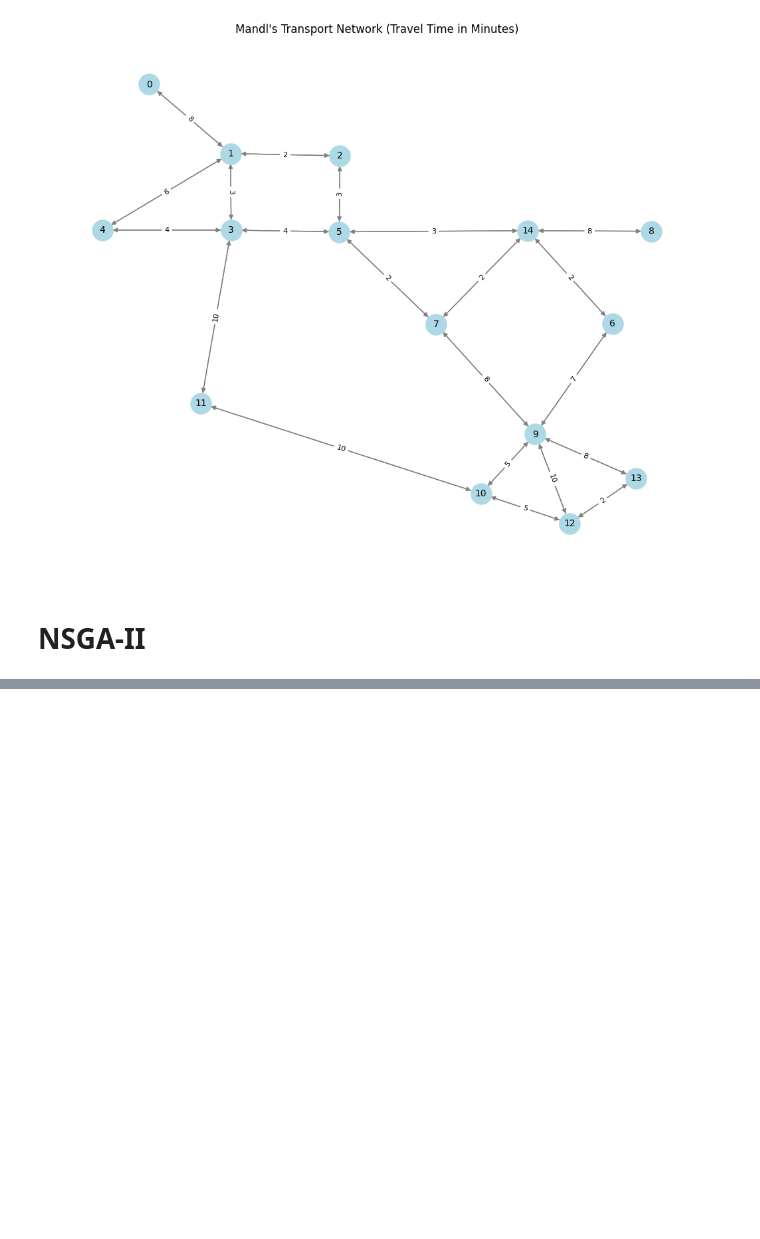
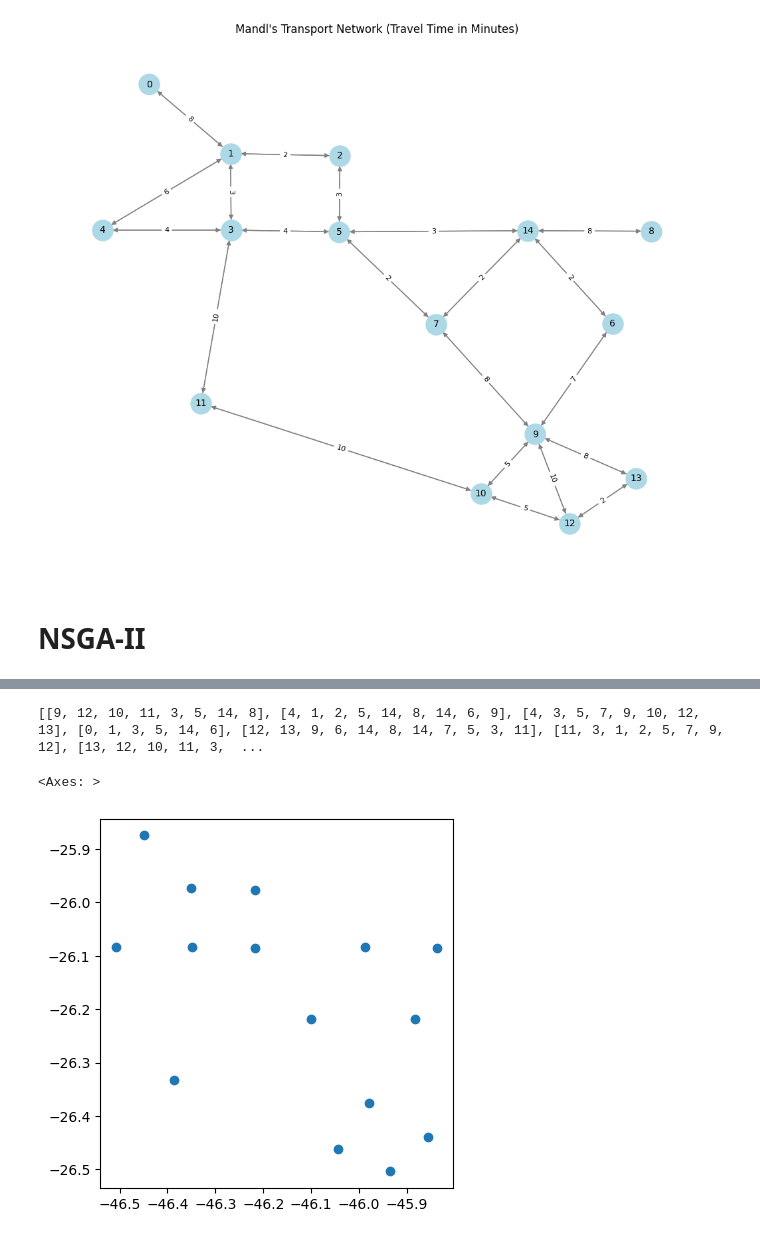
Before and after one commit to alexandermorozzov/Transit_Planner, a Jupyter notebook: examples/experiments/graph_test.ipynb, the cells around one changed output, grey strips where cells are left out. Drawn from its saved outputs; the diff is of its cells as text; code cells hidden in the pictures; blank space fills up the shorter version.

Commit message:
add gitignore to figures, experiments updated in graph_test.ipynb

```diff
--- a/examples/experiments/graph_test.ipynb
+++ b/examples/experiments/graph_test.ipynb
@@ -354,7 +256,8 @@ class Problem(MyProblem):
 
         out["F"] = np.column_stack([v for v in solutions_fitnesses.values()]) # это не меняй
 # %%
+k = 10
 problem = Problem(G, k, od_matrix)
-algorithm = NSGA2(pop_size=10, n_gen=100)
-res = minimize(problem, algorithm, seed=42, verbose=True)
+algorithm = NSGA2(pop_size=10)
+res = minimize(problem, algorithm, ('n_gen', 30), seed=42, verbose=True)
 # %% [output]
@@ -367,0 +301,12 @@ KeyboardInterrupt:
+# %%
+solution_1d = res.X[0]
+
+# Преобразование решения из 1D в 2D
+solution_2d = problem._solution_1d_to_2d(solution_1d)
+print("2D Solution:")
+print(solution_2d)
+
+# Обновление графа с использованием решения
+updated_graph = problem._solution_to_graph(solution_1d)
+print("Updated Graph:")
+print(updated_graph.edges(data=True))
@@ -368,4 +484,5 @@ KeyboardInterrupt:
 # %%
-# problem = Problem(G, k, od_matrix)
-# algorithm = NSGA2(pop_size=10)
-# res = minimize(problem, algorithm ('n_gen', 100), seed=42, verbose=True)
+k = 10
+problem = Problem(G, k, od_matrix)
+algorithm = NSGA2(pop_size=10)
+res = minimize(problem, algorithm, ('n_gen', 10), seed=42, verbose=True)
@@ -371,0 +527,17 @@ KeyboardInterrupt:
+# %%
+res_graph = _solution_to_graph(res.X[0], problem.graph, problem.n, problem.k)
+# %% [output]
+[[9, 12, 10, 11, 3, 5, 14, 8], [4, 1, 2, 5, 14, 8, 14, 6, 9], [4, 3, 5, 7, 9, 10, 12, 13], [0, 1, 3, 5, 14, 6], [12, 13, 9, 6, 14, 8, 14, 7, 5, 3, 11], [11, 3, 1, 2, 5, 7, 9, 12], [13, 12, 10, 11, 3,  ...
+# %%
+import geopandas as gpd
+import shapely
+
+data = [{
+    'n': n,
+    'geometry':shapely.Point(d['pos']),
+} for n,d in res_graph.nodes(data=True)]
+nodes_gdf = gpd.GeoDataFrame(data=data, crs=4326).set_index('n')
+nodes_gdf.plot()
+# %% [output]
+<Axes: >
+[figure, added]
```
Also changed, not shown: parts of 22 cells of this notebook, 1 other file.
